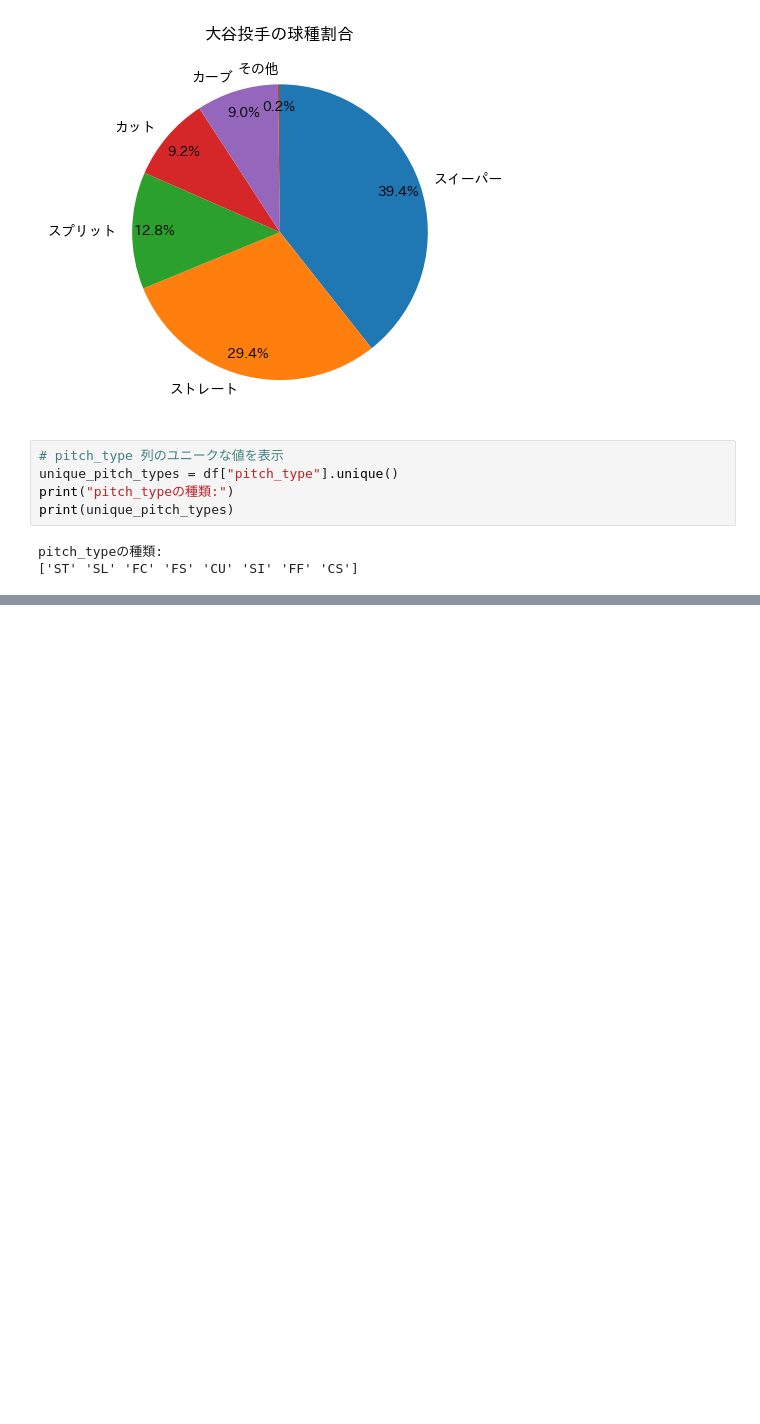
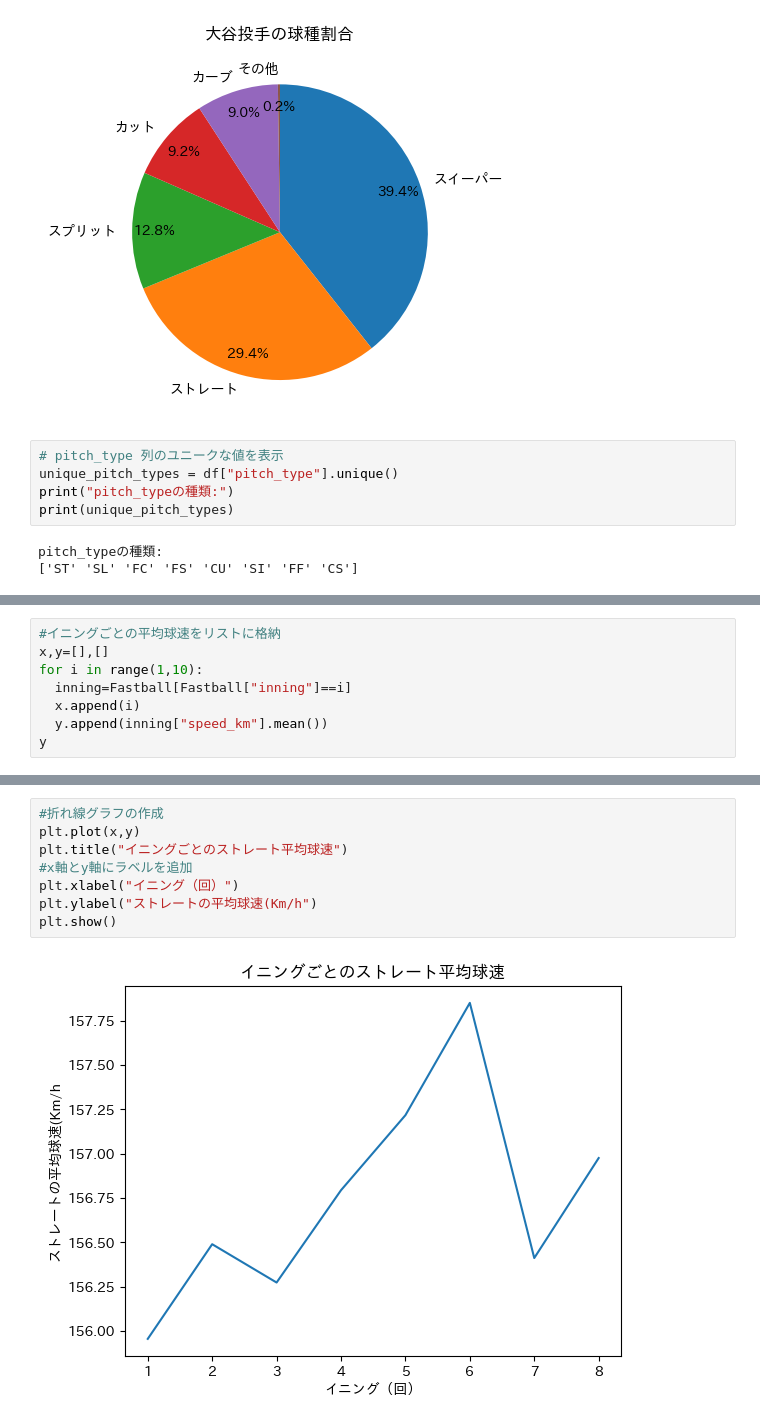
Before and after one commit to hitomitsu50/SportsData_Portfolio, a Jupyter notebook: 野球データ.ipynb, the cells around one changed output, grey strips where cells are left out. Saved outputs shown, nothing was run; the diff lists cells and outputs as text; blank space fills up the shorter version.

```diff
--- a/野球データ.ipynb
+++ b/野球データ.ipynb
@@ -143,0 +126,8 @@ pitch_typeの種類:
+# %%
+#イニングごとの平均球速をリストに格納
+x,y=[],[]
+for i in range(1,10):
+  inning=Fastball[Fastball["inning"]==i]
+  x.append(i)
+  y.append(inning["speed_km"].mean())
+y
@@ -143,0 +144,10 @@ pitch_typeの種類:
+# %%
+#折れ線グラフの作成
+plt.plot(x,y)
+plt.title("イニングごとのストレート平均球速")
+#x軸とy軸にラベルを追加
+plt.xlabel("イニング（回）")
+plt.ylabel("ストレートの平均球速(Km/h")
+plt.show()
+# %% [output]
+[figure, added]
```
Also changed, not shown: parts of 9 cells of this notebook.
